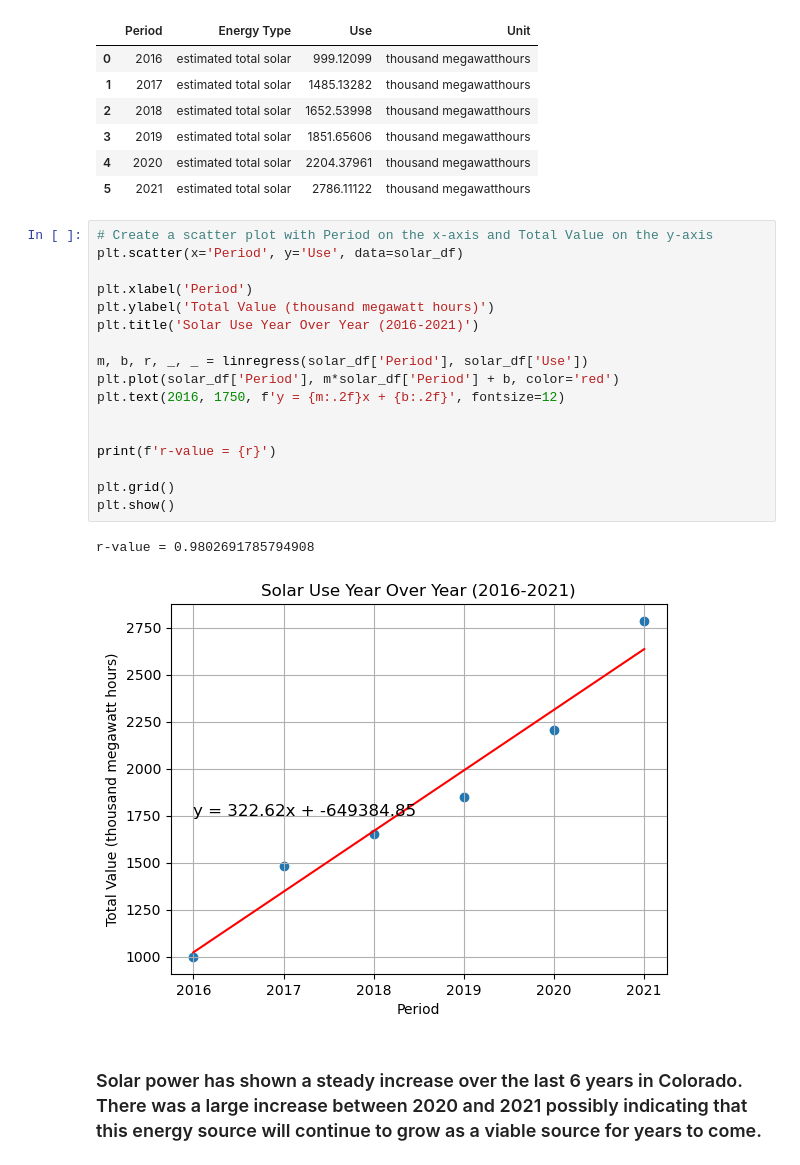
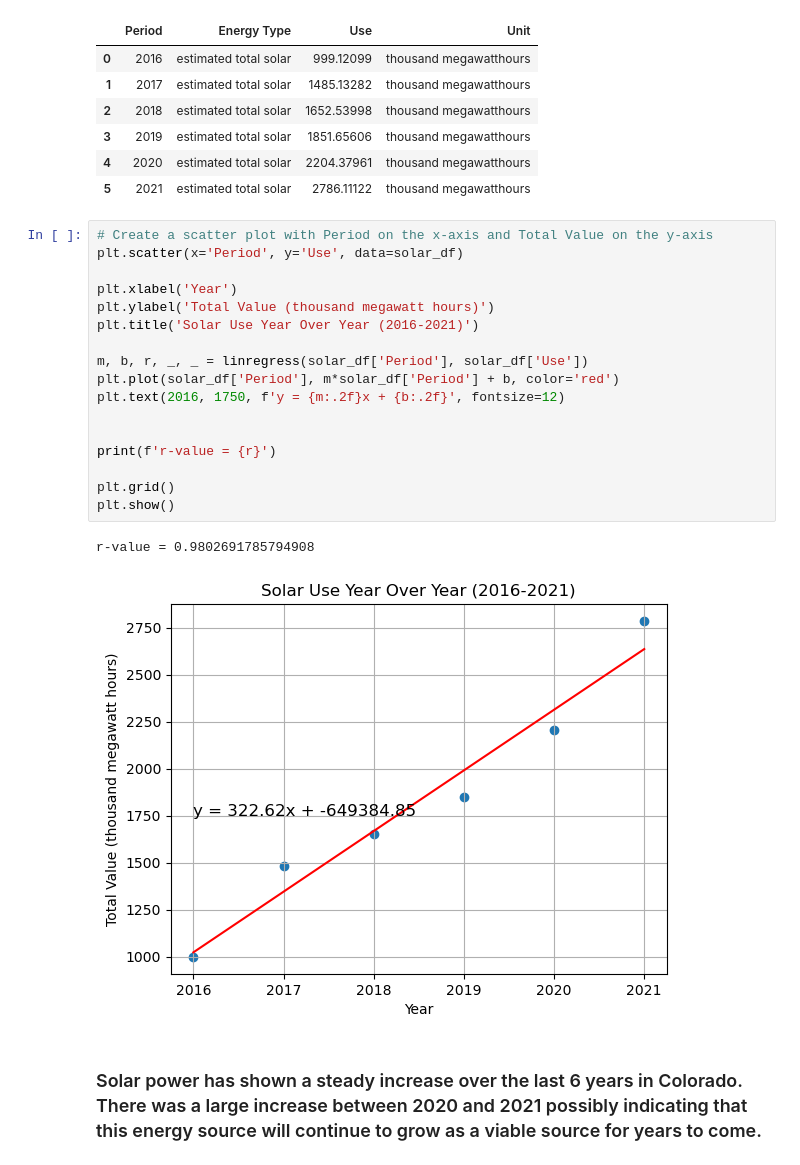
Before and after one commit to Zmart-22/Group-Project-1, a Jupyter notebook: pynergyII.ipynb, the cells around one changed output. Drawn from its saved outputs; the diff is of its cells as text.

```diff
--- a/pynergyII.ipynb
+++ b/pynergyII.ipynb
@@ -141,23 +99,23 @@ solar_df
 # %%
 # Create a scatter plot with Period on the x-axis and Total Value on the y-axis
 plt.scatter(x='Period', y='Use', data=solar_df)
 
-plt.xlabel('Period')
+plt.xlabel('Year')
 plt.ylabel('Total Value (thousand megawatt hours)')
 plt.title('Solar Use Year Over Year (2016-2021)')
 
 m, b, r, _, _ = linregress(solar_df['Period'], solar_df['Use'])
 plt.plot(solar_df['Period'], m*solar_df['Period'] + b, color='red')
 plt.text(2016, 1750, f'y = {m:.2f}x + {b:.2f}', fontsize=12)
 
 
 print(f'r-value = {r}')
 
 plt.grid()
 plt.show()
 # %% [output]
 r-value = 0.9802691785794908
-[figure, old version]
+[figure, new version]
 # %% [markdown]
 ### Solar power has shown a steady increase over the last 6 years in Colorado. There was a large increase between 2020 and 2021 possibly indicating that this energy source will continue to grow as a viable source for years to come.
 # %%
```
Also changed, not shown: parts of 10 cells of this notebook.
